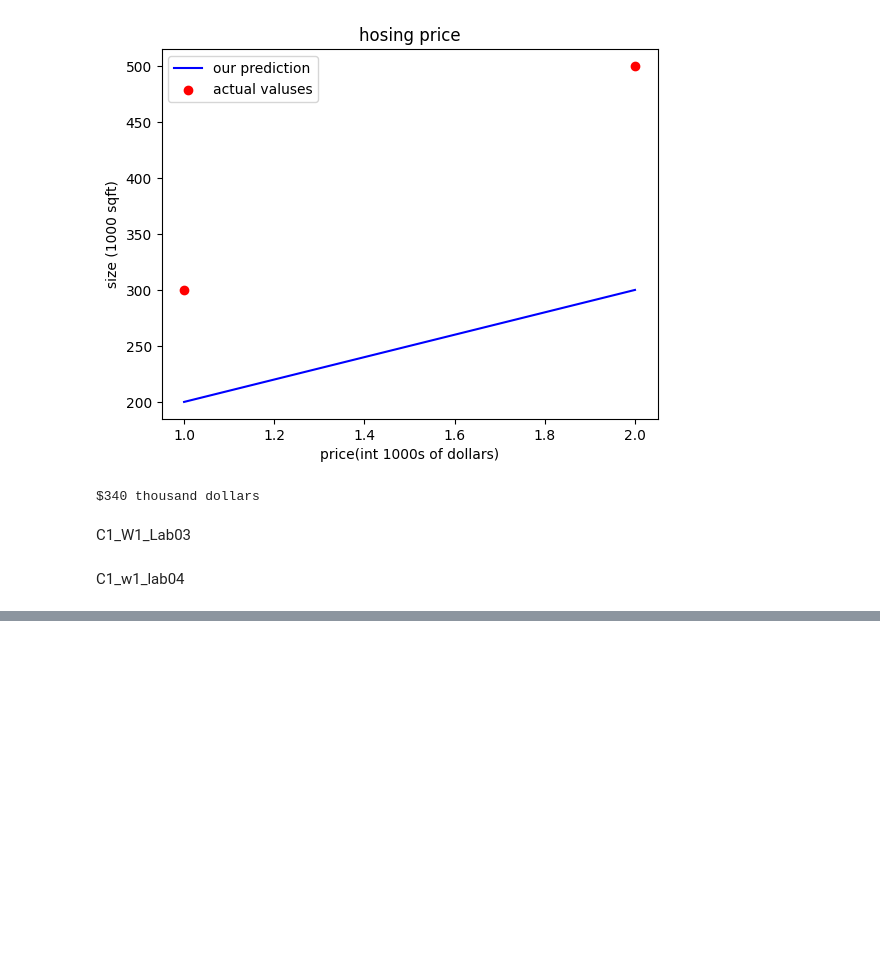
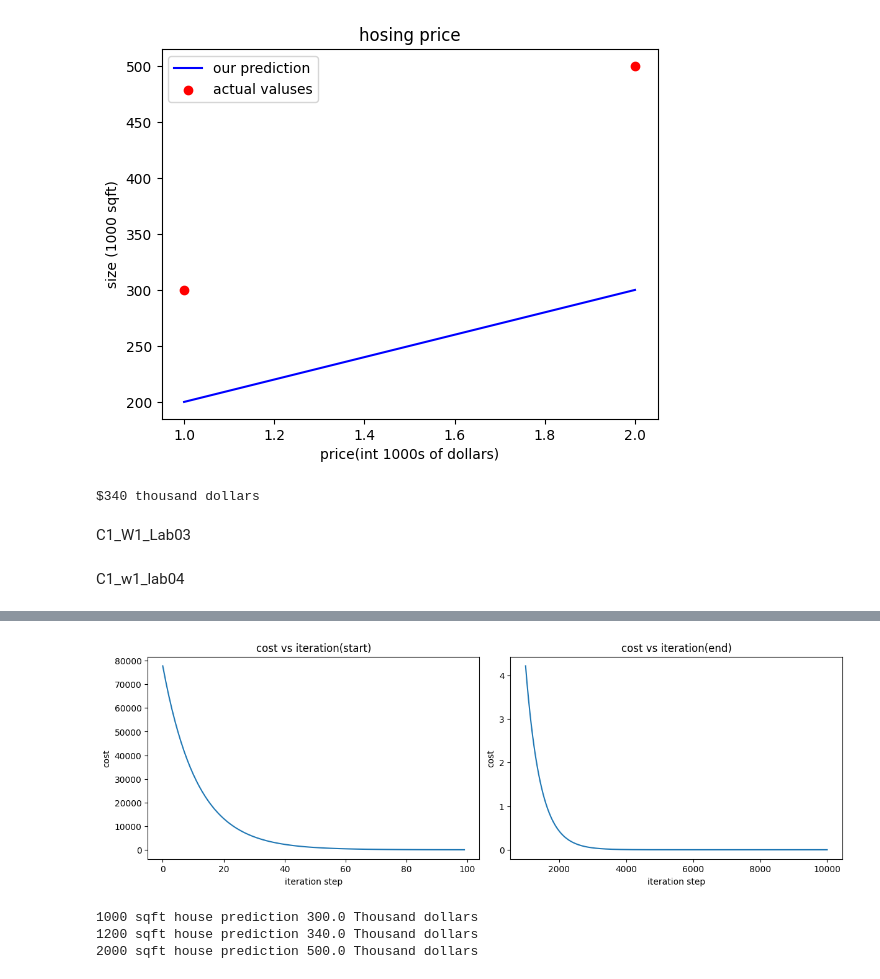
Before and after one commit to afif-af/ml_spacialization, a Jupyter notebook: supervisedWeek01.ipynb, the cells around one changed output, grey strips where cells are left out. Drawn from its saved outputs; the diff is of its cells as text; code cells hidden in the pictures; blank space fills up the shorter version.

```diff
--- a/supervisedWeek01.ipynb
+++ b/supervisedWeek01.ipynb
@@ -126,0 +150,28 @@ def compute_cost(x,y,w,b):
+# %%
+def gradient_descent(x,y,w_in,b_in,alpha,num_iters,cost_function,gradient_function):
+   j_history=[]
+   p_history=[]
+   b=b_in
+   w=w_in
+   for i in range(num_iters):
+      dj_dw,dj_db=gradient_function(x,y,w,b)
+      b=b-alpha*dj_db
+      w=w-alpha*dj_dw
+      if i<100000:
+        j_history.append(cost_function(x,y,w,b))
+        p_history.append([w,b])
+
+      if i% math.ceil(num_iters/10)==0:
+        print(f"Iteration {i:4}: Cost{j_history[-1]:0.2e}",
+              f"dj_dw:{dj_dw:0.3e},dj_db:{dj_db:0.3e}",
+              f"w:{w:0.3e},b:{b:0.5e}")
+   return w,b,j_history,p_history
+# %%
+w_init=0
+b_init=0
+
+iterations=10000
+tmp_alpha=1.0e-2
+
+w_final,b_final,J_hist,p_hist=gradient_descent(x_train,y_train,w_init,b_init,tmp_alpha,iterations,compute_cost,compute_gradient)
+print(f"(w,b) found by gradient descent:({w_final:8.4f},{b_final:8.4f})")
@@ -126,0 +190,23 @@ def compute_cost(x,y,w,b):
+# %%
+fig,(ax1,ax2)=plt.subplots(1,2,constrained_layout=True,figsize=(12,4))
+ax1.plot(J_hist[:100 ])
+ax2.plot(1000+np.arange(len(J_hist[1000:])),J_hist[1000:])
+ax1.set_title("cost vs iteration(start)")
+ax1.set_ylabel("cost")
+ax1.set_xlabel("iteration step")
+
+
+ax2.set_title("cost vs iteration(end)")
+ax2.set_ylabel("cost")
+ax2.set_xlabel("iteration step")
+plt.show()
+# %% [output]
+[figure, added]
+# %%
+print(f"1000 sqft house prediction {w_final*1.0 +b_final:0.1f} Thousand dollars")
+print(f"1200 sqft house prediction {w_final*1.2 +b_final:0.1f} Thousand dollars")
+print(f"2000 sqft house prediction {w_final*2.0 +b_final:0.1f} Thousand dollars")
+# %% [output]
+1000 sqft house prediction 300.0 Thousand dollars
+1200 sqft house prediction 340.0 Thousand dollars
+2000 sqft house prediction 500.0 Thousand dollars
```
Also changed, not shown: parts of 10 cells of this notebook.
